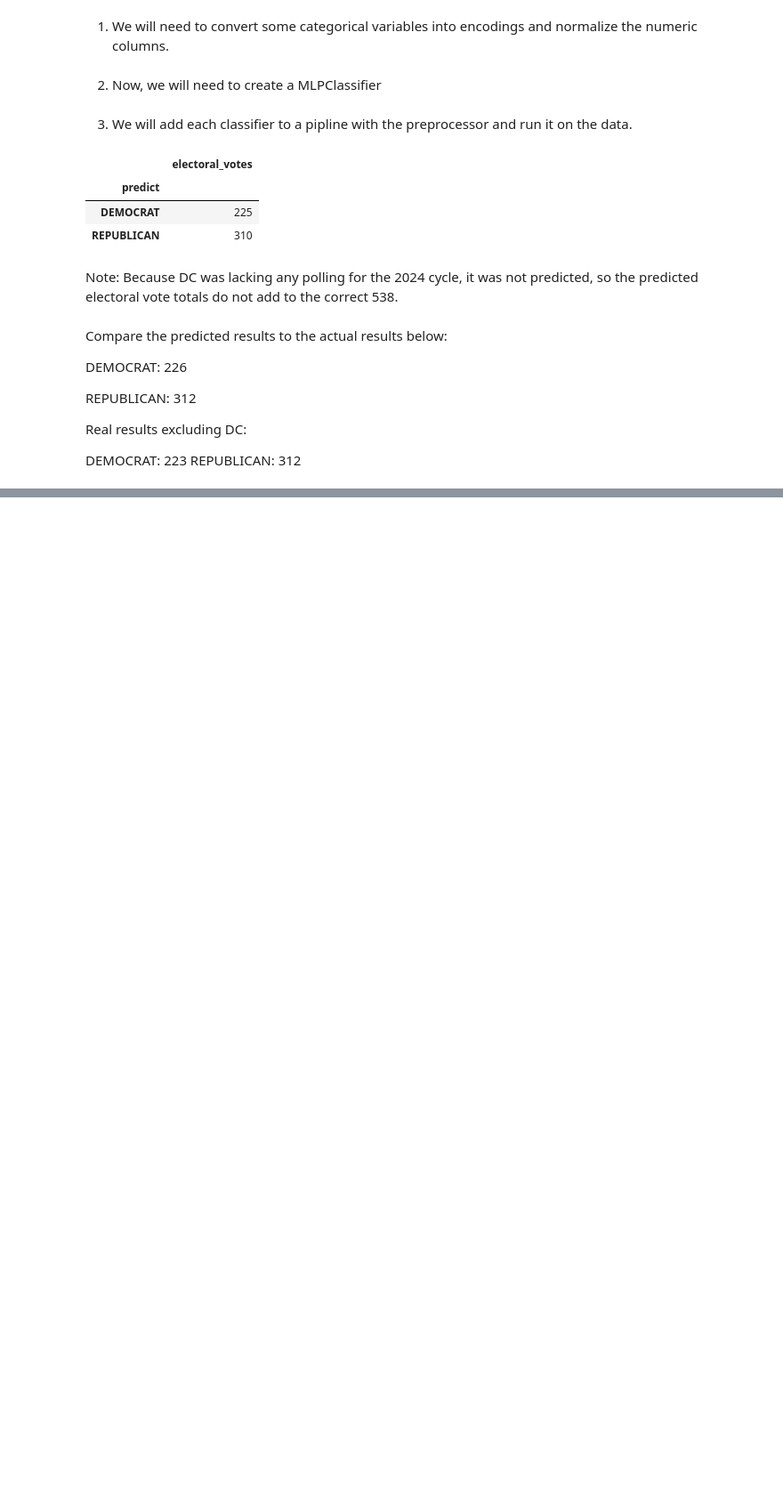
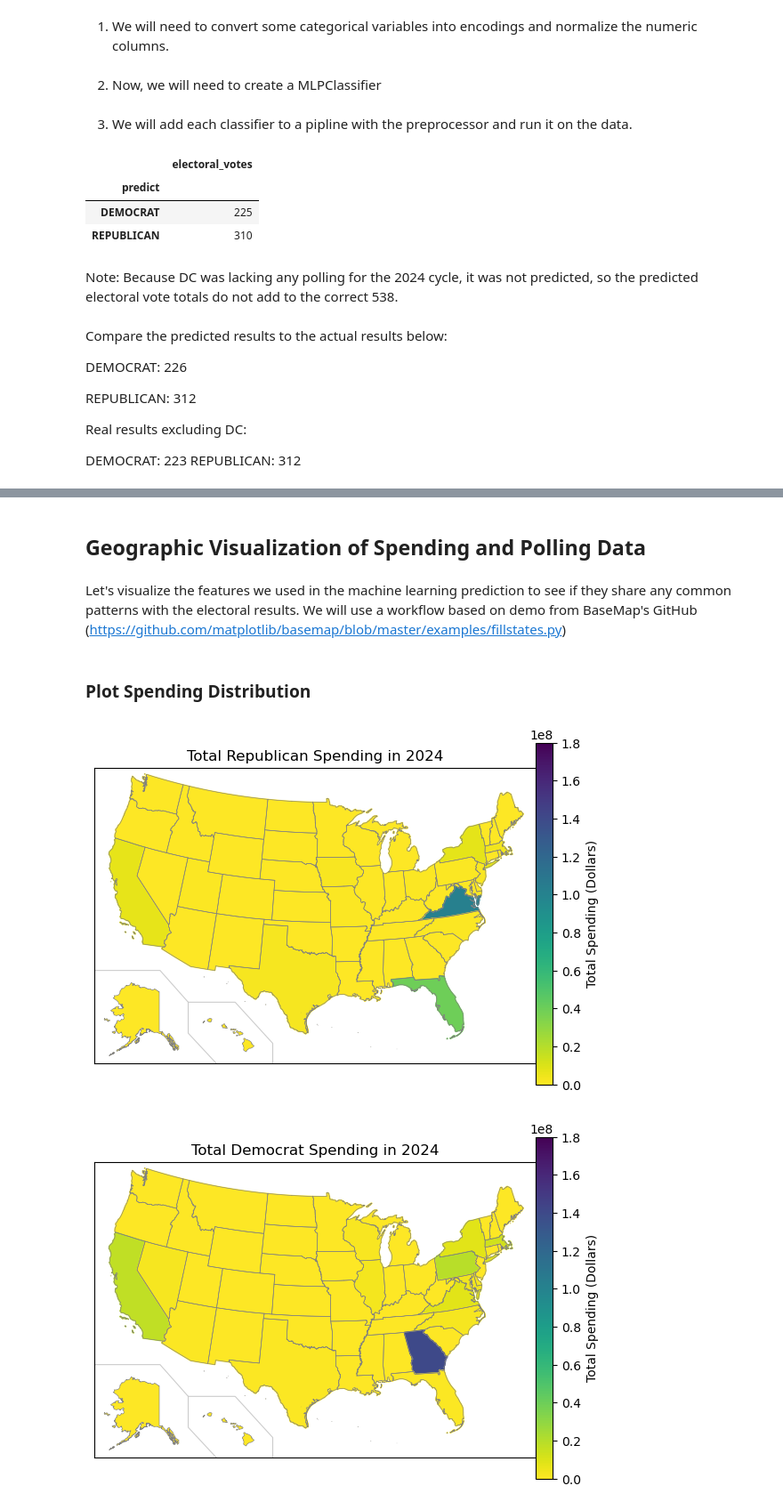
Before and after one commit to wellsGarrison/320Project, a Jupyter notebook: final_submission.ipynb, the cells around one changed output, grey strips where cells are left out. Shown at 89% size. Saved outputs shown, nothing was run; the diff lists cells and outputs as text; code cells hidden in the pictures; blank space fills up the shorter version.

Commit message:
Finished merging visualizations and the introduction

```diff
--- a/final_submission.ipynb
+++ b/final_submission.ipynb
@@ -1525,0 +1563,8 @@ REPUBLICAN: 312
+# %%
+results_trimmed = final_results.copy().set_index('state')
+results_trimmed["actual_scalar"] = [-1 if party == "DEMOCRAT" else 1 for party in results_trimmed["actual"]]
+results_trimmed["predict_scalar"] = [-1 if party == "DEMOCRAT" else 1 for party in results_trimmed["predict"]]
+# %% [markdown]
+## Geographic Visualization of Spending and Polling Data
+# %% [markdown]
+Let's visualize the features we used in the machine learning prediction to see if they share any common patterns with the electoral results. We will use a workflow based on demo from BaseMap's GitHub (https://github.com/matplotlib/basemap/blob/master/examples/fillstates.py)
@@ -1525,0 +1655,8 @@ REPUBLICAN: 312
+# %% [markdown]
+### Plot Spending Distribution
+# %%
+plot_geo_features("spending_total_republican", 0, 1.8*10**8, 'Total Republican Spending in 2024', 'Total Spending (Dollars)')
+plot_geo_features("spending_total_democrat",0, 1.8*10**8, 'Total Democrat Spending in 2024', 'Total Spending (Dollars)')
+# %% [output]
+[figure, added]
+[figure, added]
```
Also changed, not shown: parts of 29 cells of this notebook.
